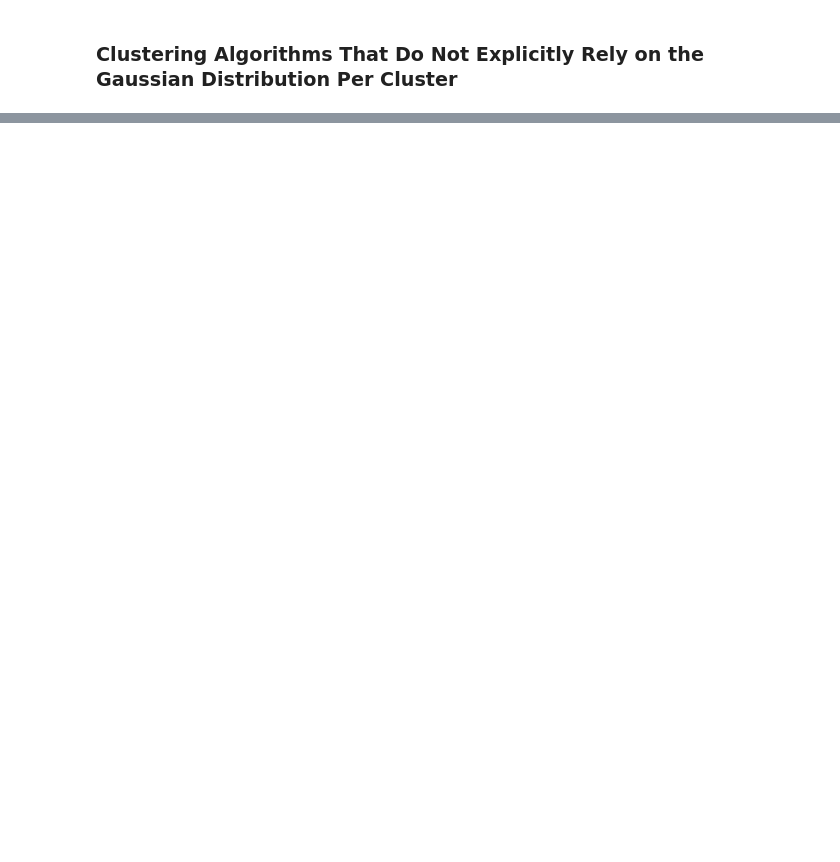
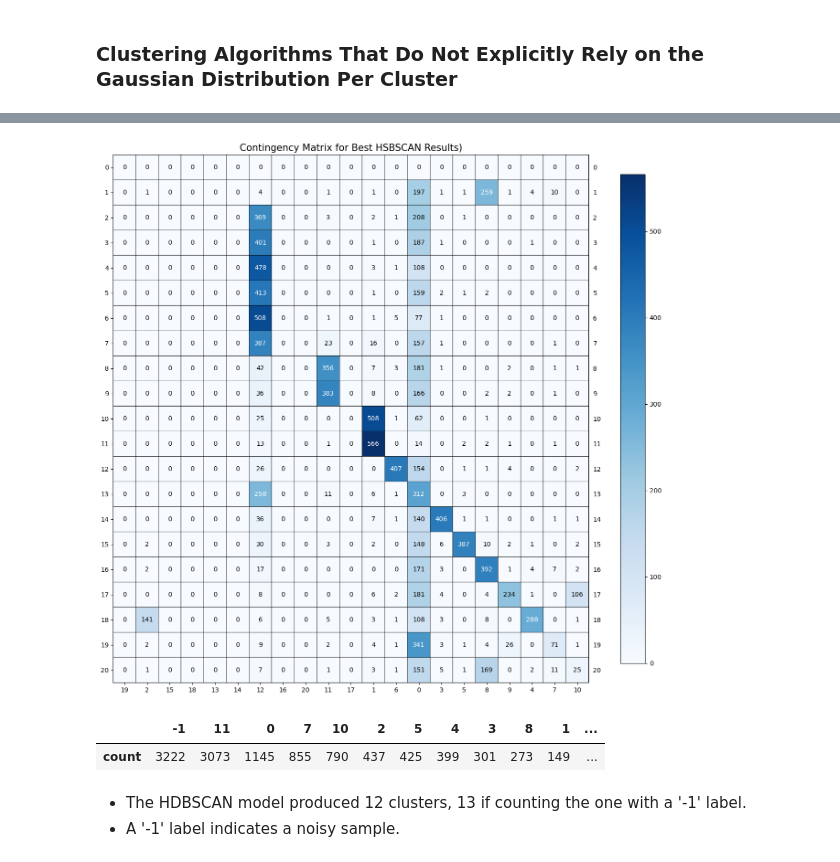
Before and after one commit to stswee/ECE219, a Jupyter notebook: Project_2/ECE219_Project2_Draft.ipynb, the cells around one changed output, grey strips where cells are left out. Drawn from its saved outputs; the diff is of its cells as text; code cells hidden in the pictures; blank space fills up the shorter version.

```diff
--- a/Project_2/ECE219_Project2_Draft.ipynb
+++ b/Project_2/ECE219_Project2_Draft.ipynb
@@ -440,0 +454,16 @@ eval_df
+# %%
+# HBDSCAN on UMAP-transformed data
+clusters = [20, 100, 200]
+
+umap_rep = umap.UMAP(n_components=20, metric='cosine').fit_transform(ng_full_tfidf)
+eval_df = pd.DataFrame(columns=['HBDSCAN Min Cluster Size', 'Homogeneity', 'Completeness', 'V-measure', 'Adjusted Rand Index', 'Adjusted Mutual Information Score'])
+
+for c in clusters:
+    hdbscan_labels = HDBSCAN(min_cluster_size=c).fit_predict(umap_rep)
+
+    # Evalaution Metrics
+    eval_metrics = evaluate_cluster_model(ng_full_df['class'], hdbscan_labels)
+    eval_metrics['HBDSCAN Min Cluster Size'] = c
+    eval_df = pd.concat([eval_df, eval_metrics])
+
+eval_df
@@ -440,0 +475,24 @@ eval_df
+# %%
+# Best Continengy Matrix from HDBSCAN results above (w/ min_cluster_size=100)
+hdbscan_labels = HDBSCAN(min_cluster_size=100).fit_predict(umap_rep)
+
+# Contingency Matrix
+cm = confusion_matrix(ng_full_df['class'], hdbscan_labels)
+rows, cols = linear_sum_assignment(cm, maximize=True)
+plot_mat(
+    cm[rows[:, np.newaxis], cols],
+    xticklabels=cols,
+    yticklabels=rows,
+    size=(15,15),
+    title=f'Contingency Matrix for Best HSBSCAN Results)'
+)
+# %% [output]
+[figure, added]
+# %%
+pd.Series(hdbscan_labels).value_counts().to_frame().T
+# %% [output]
+|  | -1 | 11 | 0 | 7 | 10 | 2 | 5 | 4 | 3 | 8 | 1 | ... |
+| count | 3222 | 3073 | 1145 | 855 | 790 | 437 | 425 | 399 | 301 | 273 | 149 | ... |
+# %% [markdown]
+- The HDBSCAN model produced 12 clusters, 13 if counting the one with a '-1' label.
+- A '-1' label indicates a noisy sample.
```
Also changed, not shown: parts of 10 cells of this notebook.
